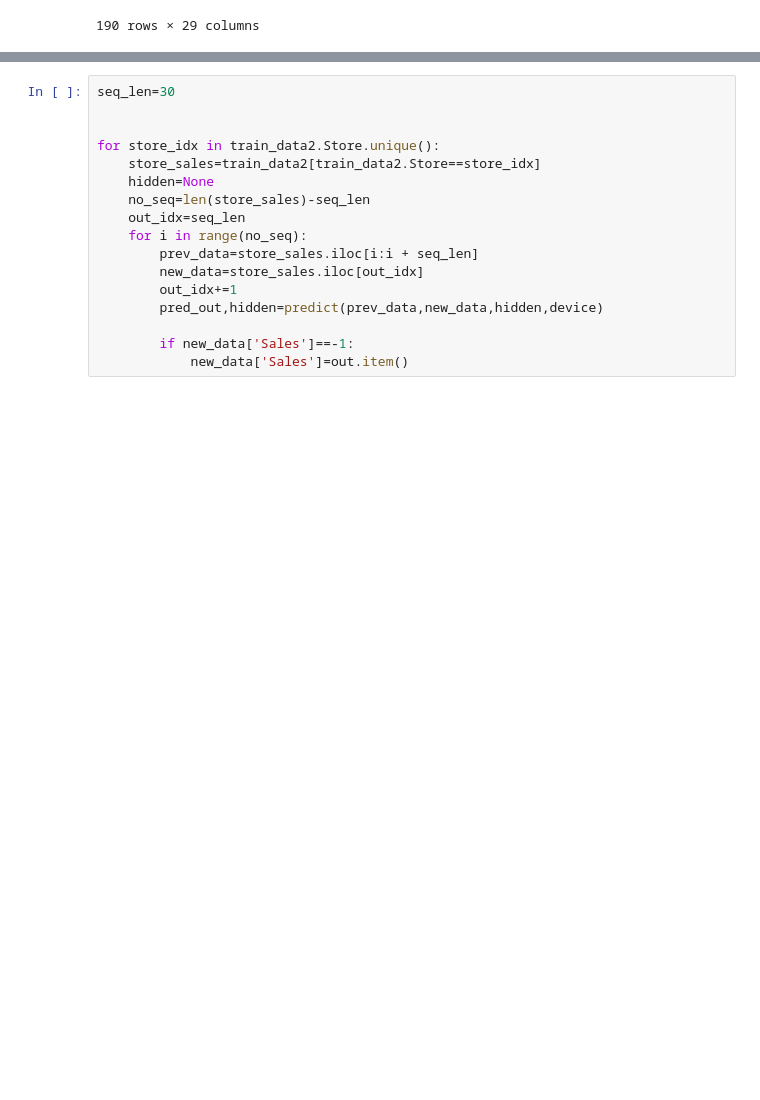
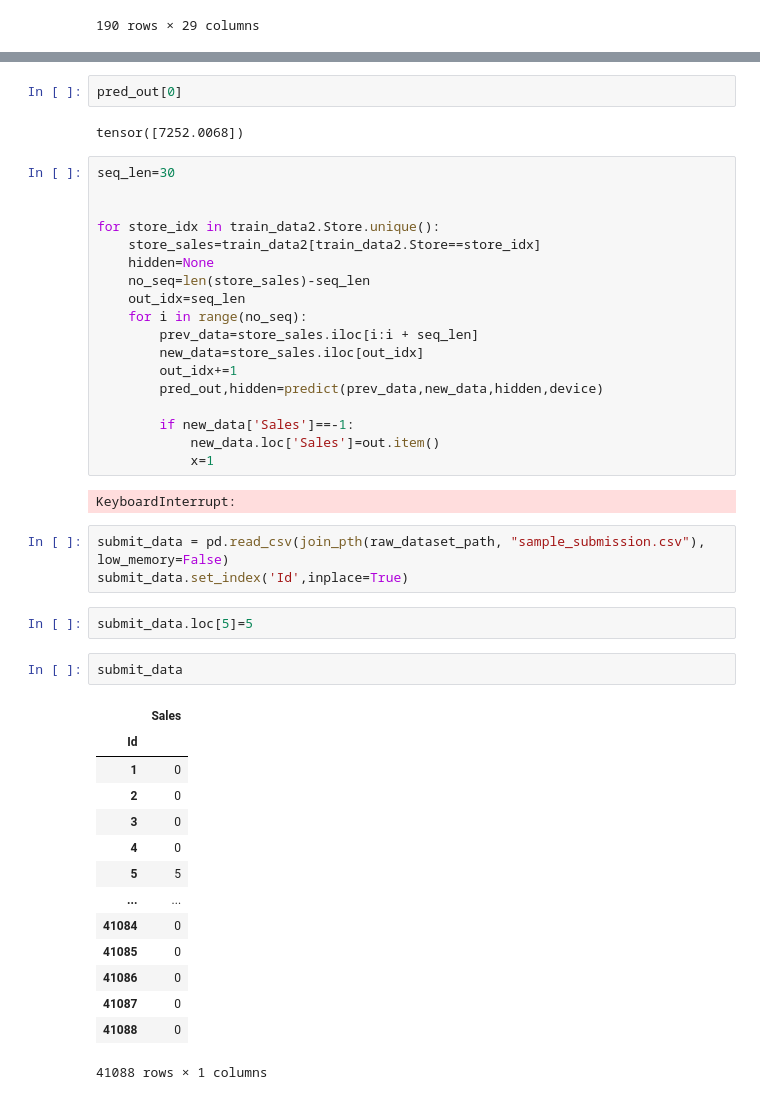
Before and after one commit to ahmedbadr97/Rossmann-Store-Sales, a Jupyter notebook: notebooks/Lstm_model_train.ipynb, the cells around one changed output, grey strips where cells are left out. Cells and saved outputs as stored; diff of their text form; blank space fills up the shorter version.

```diff
--- a/notebooks/Lstm_model_train.ipynb
+++ b/notebooks/Lstm_model_train.ipynb
@@ -423,3 +447,7 @@ def predict(prev_data,new_data,hidden=None,device='cpu'):
+# %%
+pred_out[0]
+# %% [output]
+tensor([7252.0068])
 # %%
 seq_len=30
 
@@ -436,4 +464,29 @@ for store_idx in train_data2.Store.unique():
         pred_out,hidden=predict(prev_data,new_data,hidden,device)
 
         if new_data['Sales']==-1:
-            new_data['Sales']=out.item()
+            new_data.loc['Sales']=out.item()
+            x=1
+# %% [output]
+KeyboardInterrupt:
+# %%
+submit_data = pd.read_csv(join_pth(raw_dataset_path, "sample_submission.csv"), low_memory=False)
+submit_data.set_index('Id',inplace=True)
+# %%
+submit_data.loc[5]=5
+# %%
+submit_data
+# %% [output]
+|  | Sales |
+| Id |  |
+| 1 | 0 |
+| 2 | 0 |
+| 3 | 0 |
+| 4 | 0 |
+| 5 | 5 |
+| ... | ... |
+| 41084 | 0 |
+| 41085 | 0 |
+| 41086 | 0 |
+| 41087 | 0 |
+| 41088 | 0 |
+41088 rows × 1 columns
```
Also changed, not shown: parts of 13 cells of this notebook, 2 other files.
